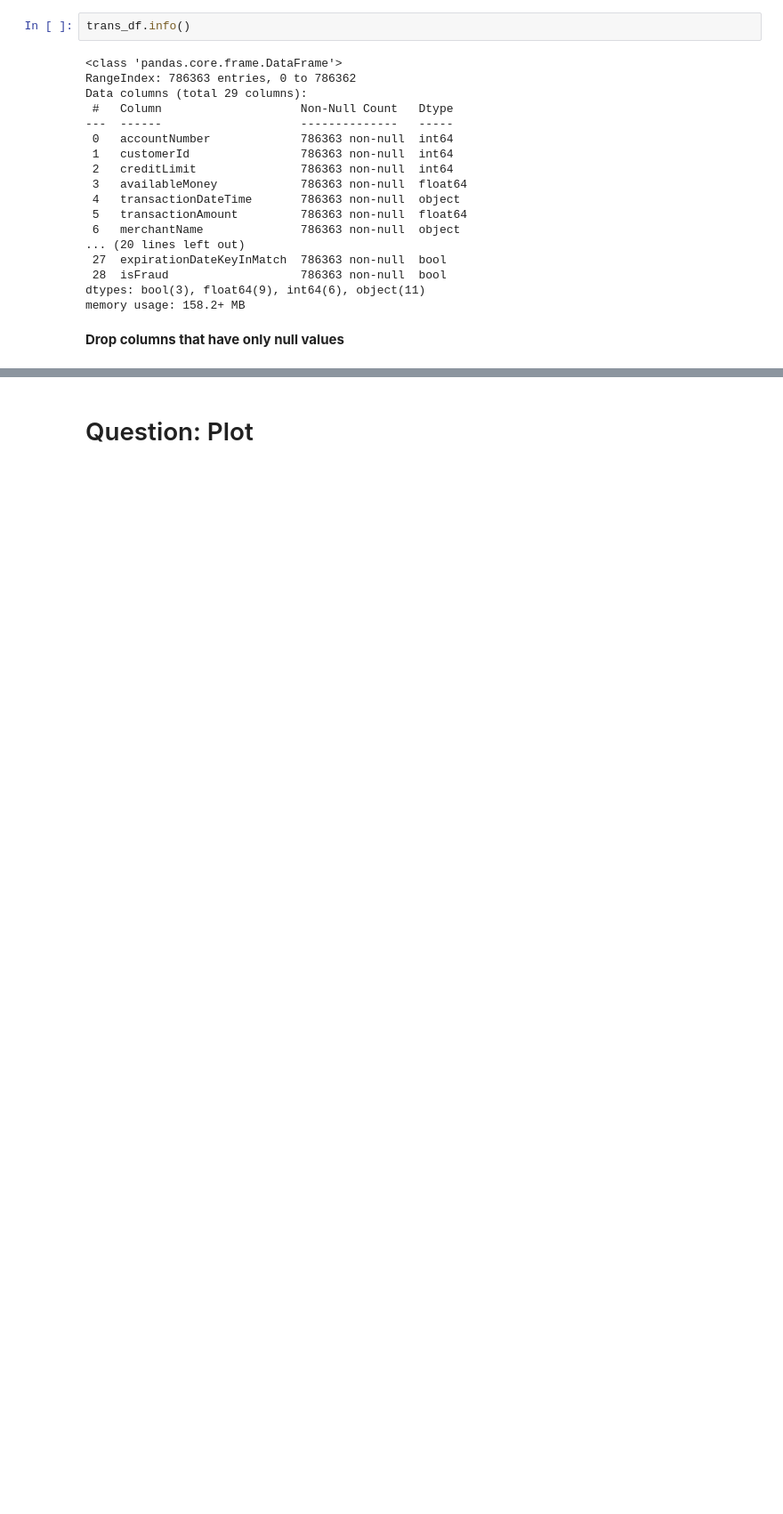
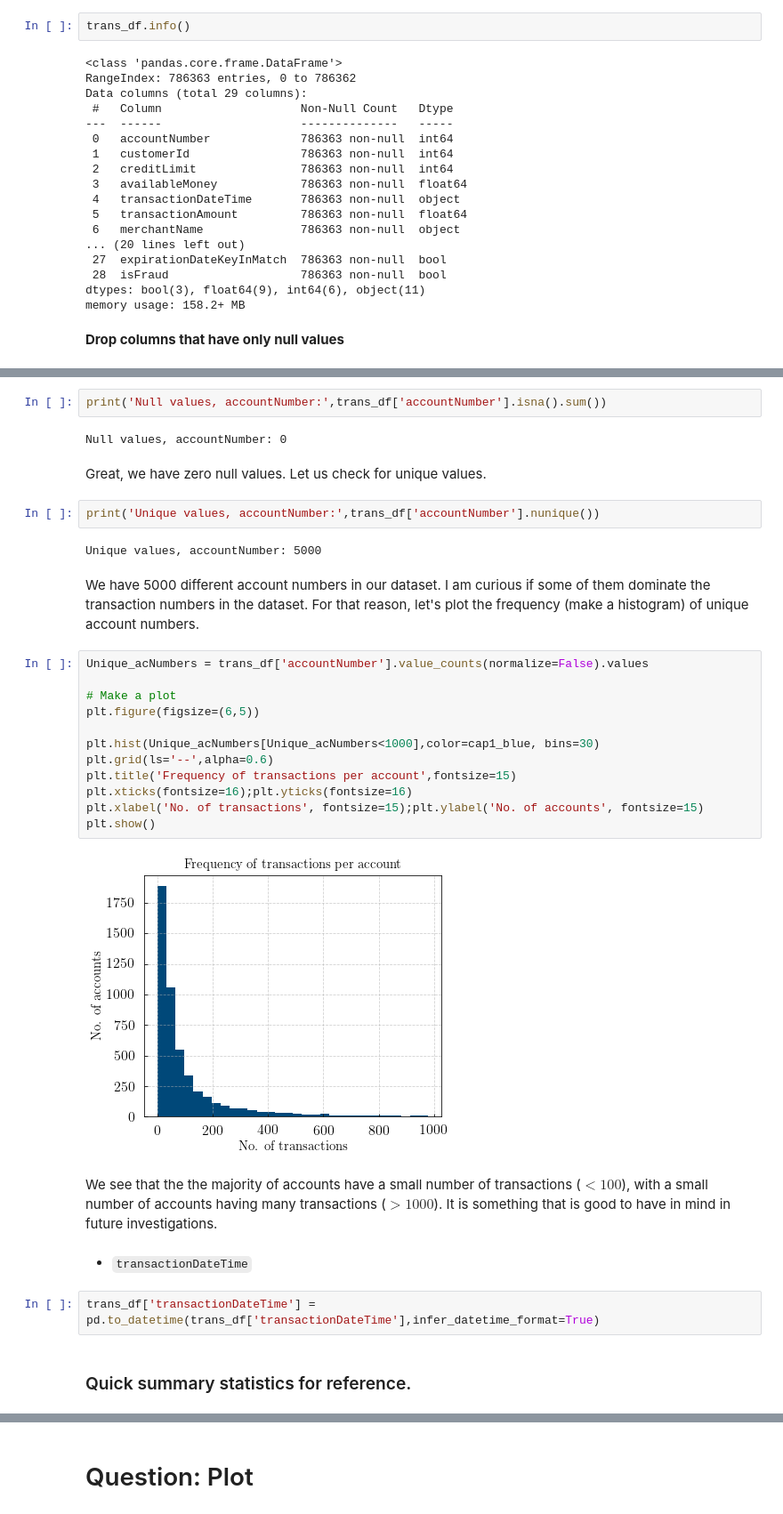
Before and after one commit to dtanoglidis/BayesianNN, a Jupyter notebook: Capital One Data Science Challenge.ipynb, the cells around one changed output, grey strips where cells are left out. Shown: that part at 89% size. Cells and saved outputs as stored; diff of their text form; blank space fills up the shorter version.

```diff
--- a/Capital One Data Science Challenge.ipynb
+++ b/Capital One Data Science Challenge.ipynb
@@ -109,0 +156,34 @@ trans_df =
+# %%
+print('Null values, accountNumber:',trans_df['accountNumber'].isna().sum())
+# %% [output]
+Null values, accountNumber: 0
+# %% [markdown]
+Great, we have zero null values. Let us check for unique values.
+# %%
+print('Unique values, accountNumber:',trans_df['accountNumber'].nunique())
+# %% [output]
+Unique values, accountNumber: 5000
+# %% [markdown]
+We have 5000 different account numbers in our dataset. I am curious if some of them dominate the transaction numbers in the dataset. For that reason, let's plot the frequency (make a histogram) of unique account numbers.
+# %%
+Unique_acNumbers = trans_df['accountNumber'].value_counts(normalize=False).values
+
+# Make a plot
+plt.figure(figsize=(6,5))
+
+plt.hist(Unique_acNumbers[Unique_acNumbers<1000],color=cap1_blue, bins=30)
+plt.grid(ls='--',alpha=0.6)
+plt.title('Frequency of transactions per account',fontsize=15)
+plt.xticks(fontsize=16);plt.yticks(fontsize=16)
+plt.xlabel('No. of transactions', fontsize=15);plt.ylabel('No. of accounts', fontsize=15)
+plt.show()
+# %% [output]
+[figure, added]
+# %% [markdown]
+We see that the the majority of accounts have a small number of transactions ($<100$), with a small number of accounts having many transactions ($>1000$). It is something that is good to have in mind in future investigations.
+# %% [markdown]
+- `transactionDateTime`
+# %%
+trans_df['transactionDateTime'] = pd.to_datetime(trans_df['transactionDateTime'],infer_datetime_format=True)
+# %% [markdown]
+### Quick summary statistics for reference.
```
Also changed, not shown: parts of 37 cells of this notebook.
